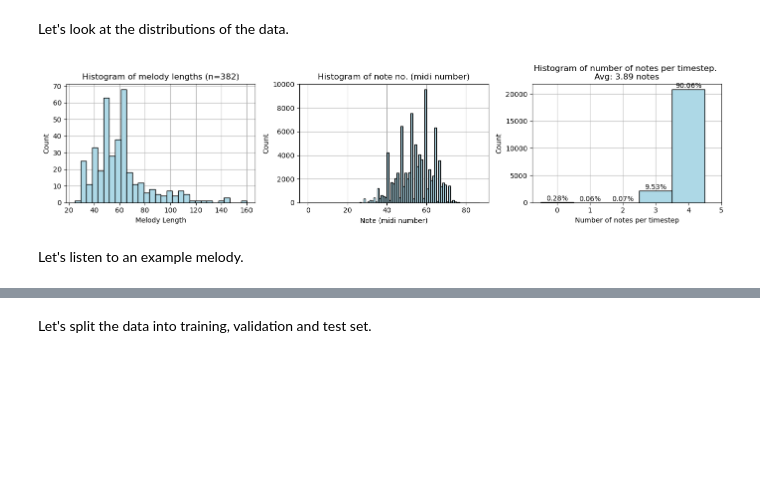
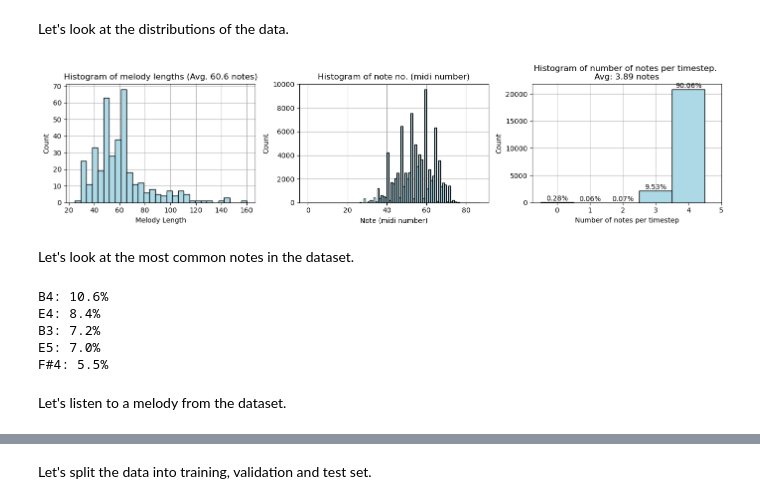
Before and after one commit to RasmusML/musicHMM, a Jupyter notebook: music_generation.ipynb, the cells around one changed output, grey strips where cells are left out. Saved outputs shown, nothing was run; the diff lists cells and outputs as text; code cells hidden in the pictures; blank space fills up the shorter version.

Commit message:
add text + more audio examples

```diff
--- a/music_generation.ipynb
+++ b/music_generation.ipynb
@@ -68,39 +73,56 @@ lengths = [len(song) for song in data]
 ax.hist(lengths, bins=30, color="lightblue", edgecolor="black")
 ax.set_xlabel("Melody Length")
 ax.set_ylabel("Count")
-ax.set_title(f"Histogram of melody lengths (n={len(data)})")
+ax.set_title(f"Histogram of melody lengths (Avg. {np.mean(lengths):.1f} notes)")
 ax.grid(True)
 ax.set_axisbelow(True)
 
 ax = axes[1]
 notes = [note for chorale in data for t_note in chorale for note in t_note]
 ax.hist(notes, bins=range(0, 88), color="lightblue", edgecolor="black")
 ax.set_xlabel("Note (midi number)")
 ax.set_ylabel("Count")
 ax.set_title("Histogram of note no. (midi number)")
 ax.grid(True)
 ax.set_axisbelow(True)
 
 ax = axes[2]
 n_bins = np.max([len(t_notes) for chorale in data for t_notes in chorale])
 bins = np.arange(n_bins+2)
 notes_per_timestep = [len(t_notes) for chorale in data for t_notes in chorale]
 ax.hist(notes_per_timestep, bins=bins, color="lightblue", edgecolor="black", align="left")
 ax.set_xlabel("Number of notes per timestep")
 ax.set_ylabel("Count")
 ax.set_title(f"Histogram of number of notes per timestep. \nAvg: {np.mean(notes_per_timestep):.2f} notes")
 ax.set_xticks(bins)
 ax.grid(True)
 ax.set_axisbelow(True)
 
 for i, count in enumerate(np.bincount(notes_per_timestep)):
     ax.text(i, count, f"{count/len(notes_per_timestep)*100:.2f}%", ha="center", va="bottom")
 
 fig.tight_layout()
 # %% [output]
-[figure, old version]
+[figure, new version]
+# %% [markdown]
+Let's look at the most common notes in the dataset.
+# %%
+K = 5
+
+note_perc = np.bincount(notes)
+note_perc = note_perc / np.sum(note_perc)
+top_k = np.argsort(note_perc)[::-1][:K]
+
+for note in top_k:
+    print(f"{str_number_to_note(note)}: {note_perc[note]*100:.1f}%")
+# %% [output]
+B4: 10.6%
+E4: 8.4%
+B3: 7.2%
+E5: 7.0%
+F#4: 5.5%
 # %% [markdown]
-Let's listen to an example melody.
+Let's listen to a melody from the dataset.
 # %%
 x_example = data[0]
 write_mp3(x_example, "out/example_all.mp3")
```
Also changed, not shown: parts of 36 cells of this notebook, 4 other files.
